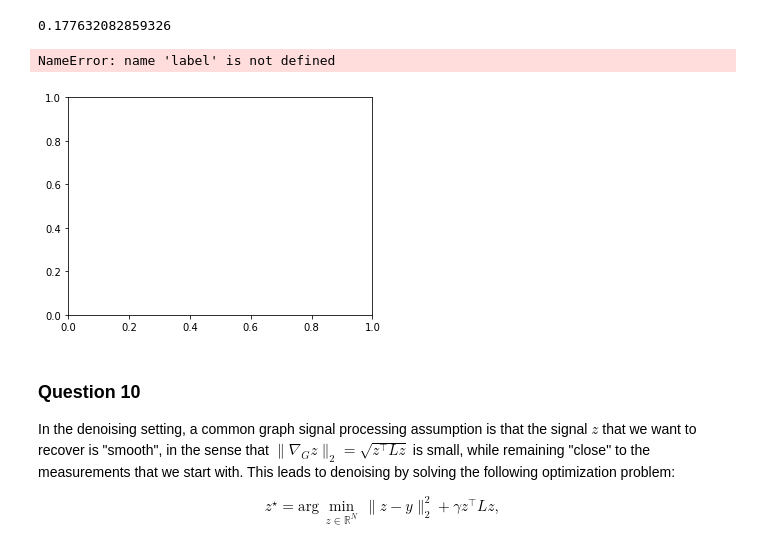
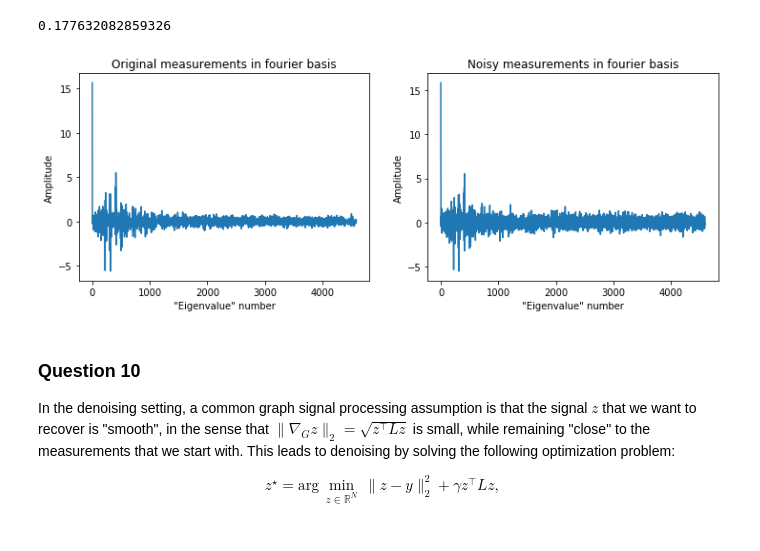
Before and after one commit to isabelaconstantin/wikinet, a Jupyter notebook: milestone4/4_graph_signal_processing.ipynb, the cells around one changed output. Drawn from its saved outputs; the diff is of its cells as text; code cells hidden in the pictures.

```diff
--- a/milestone4/4_graph_signal_processing.ipynb
+++ b/milestone4/4_graph_signal_processing.ipynb
@@ -408,18 +408,17 @@ noisy_measurements = labels + np.sqrt(noise_variance) * np.random.randn(n_nodes)
 # %%
 plt.figure(figsize=(12,4))
 plt.subplot(1,2,1);
-plt.plot(GFT(label))
+plt.plot(GFT(labels))
 plt.title('Original measurements in fourier basis')
 plt.ylabel('Amplitude');
 plt.xlabel('"Eigenvalue" number')
 plt.subplot(1,2,2);
 plt.plot(GFT(noisy_measurements))
 plt.title('Noisy measurements in fourier basis')
 plt.xlabel('"Eigenvalue" number')
 plt.ylabel('Amplitude');
 # %% [output]
-NameError: name 'label' is not defined
-[figure, old version]
+[figure, new version]
 # %% [markdown]
 ### Question 10
 
```
Also changed, not shown: parts of 9 cells of this notebook.
